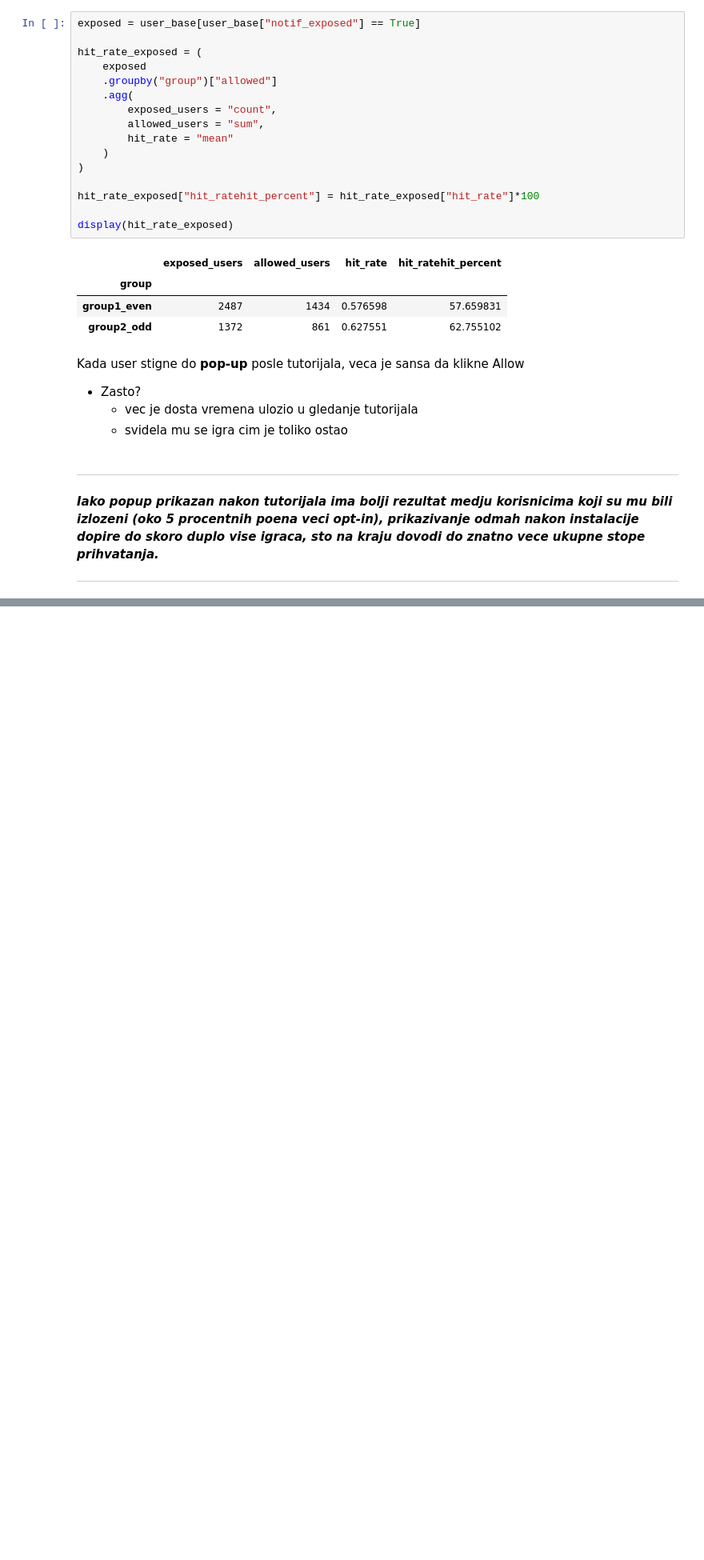
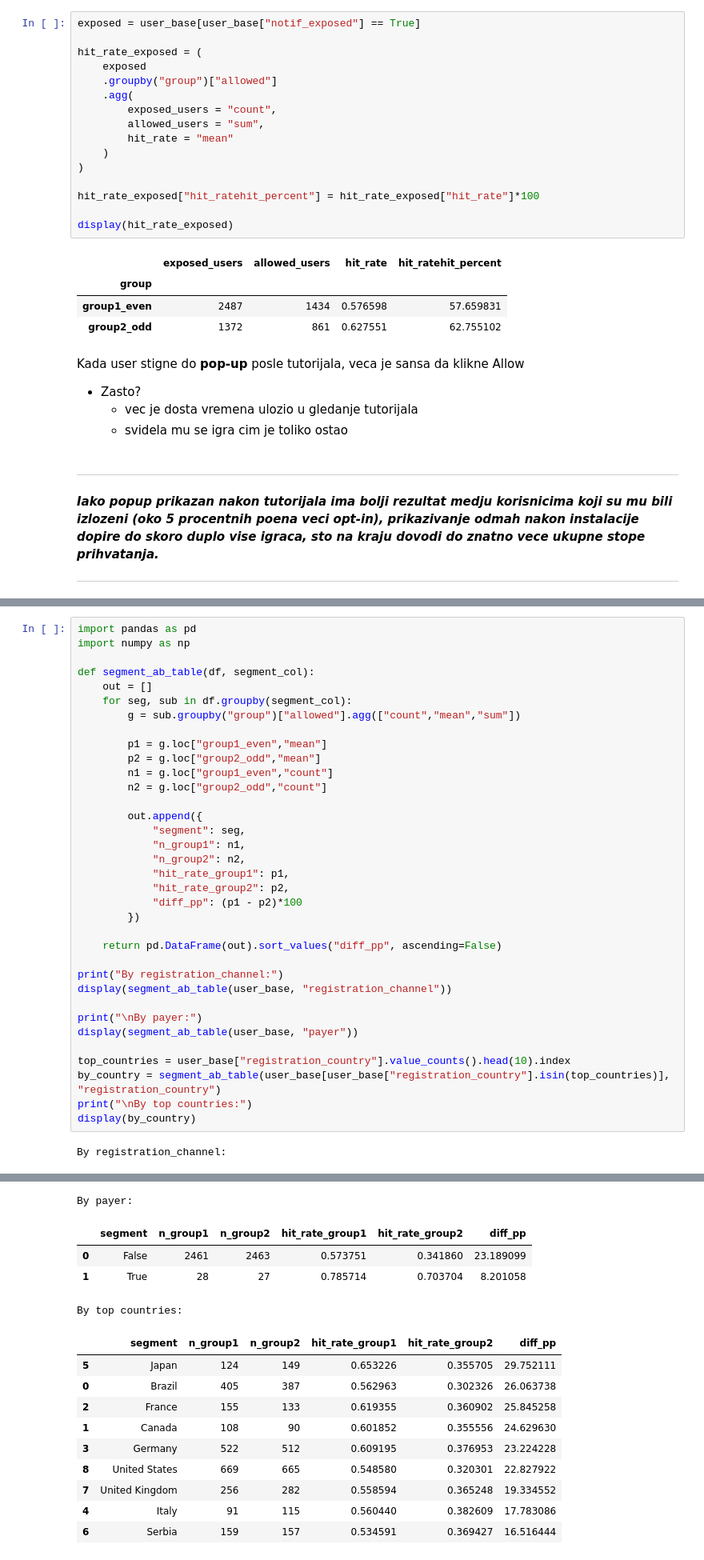
Before and after one commit to dobrosavljevicnenad/nordeus-notification-abtest-retention-ml, a Jupyter notebook: notebooks/01_ab_test_analysis.ipynb, the cells around one changed output, grey strips where cells are left out. Shown at 80% size. Drawn from its saved outputs; the diff is of its cells as text; blank space fills up the shorter version.

```diff
--- a/notebooks/01_ab_test_analysis.ipynb
+++ b/notebooks/01_ab_test_analysis.ipynb
@@ -386,0 +508,37 @@ Kada user stigne do **pop-up** posle tutorijala, veca je sansa da klikne Allow
+# %%
+import pandas as pd
+import numpy as np
+
+def segment_ab_table(df, segment_col):
+    out = []
+    for seg, sub in df.groupby(segment_col):
+        g = sub.groupby("group")["allowed"].agg(["count","mean","sum"])
+
+        p1 = g.loc["group1_even","mean"]
+        p2 = g.loc["group2_odd","mean"]
+        n1 = g.loc["group1_even","count"]
+        n2 = g.loc["group2_odd","count"]
+
+        out.append({
+            "segment": seg,
+            "n_group1": n1,
+            "n_group2": n2,
+            "hit_rate_group1": p1,
+            "hit_rate_group2": p2,
+            "diff_pp": (p1 - p2)*100
+        })
+
+    return pd.DataFrame(out).sort_values("diff_pp", ascending=False)
+
+print("By registration_channel:")
+display(segment_ab_table(user_base, "registration_channel"))
+
+print("\nBy payer:")
+display(segment_ab_table(user_base, "payer"))
+
+top_countries = user_base["registration_country"].value_counts().head(10).index
+by_country = segment_ab_table(user_base[user_base["registration_country"].isin(top_countries)], "registration_country")
+print("\nBy top countries:")
+display(by_country)
+# %% [output]
+By registration_channel:
@@ -386,0 +548,15 @@ Kada user stigne do **pop-up** posle tutorijala, veca je sansa da klikne Allow
+By payer:
+|  | segment | n_group1 | n_group2 | hit_rate_group1 | hit_rate_group2 | diff_pp |
+| 0 | False | 2461 | 2463 | 0.573751 | 0.341860 | 23.189099 |
+| 1 | True | 28 | 27 | 0.785714 | 0.703704 | 8.201058 |
+By top countries:
+|  | segment | n_group1 | n_group2 | hit_rate_group1 | hit_rate_group2 | diff_pp |
+| 5 | Japan | 124 | 149 | 0.653226 | 0.355705 | 29.752111 |
+| 0 | Brazil | 405 | 387 | 0.562963 | 0.302326 | 26.063738 |
+| 2 | France | 155 | 133 | 0.619355 | 0.360902 | 25.845258 |
+| 1 | Canada | 108 | 90 | 0.601852 | 0.355556 | 24.629630 |
+| 3 | Germany | 522 | 512 | 0.609195 | 0.376953 | 23.224228 |
+| 8 | United States | 669 | 665 | 0.548580 | 0.320301 | 22.827922 |
+| 7 | United Kingdom | 256 | 282 | 0.558594 | 0.365248 | 19.334552 |
+| 4 | Italy | 91 | 115 | 0.560440 | 0.382609 | 17.783086 |
+| 6 | Serbia | 159 | 157 | 0.534591 | 0.369427 | 16.516444 |
```
Also changed, not shown: parts of 12 cells of this notebook, 1 other file.
